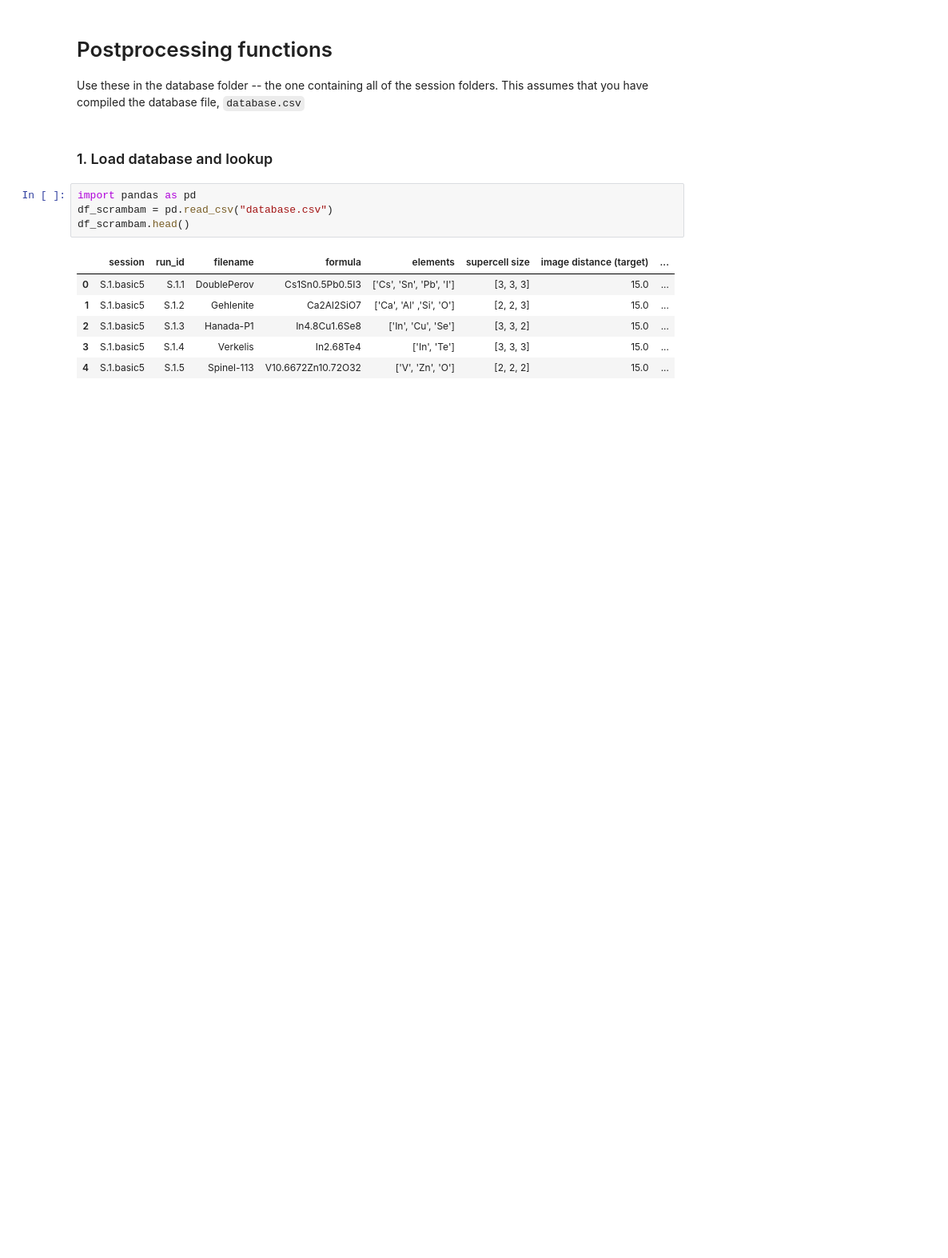
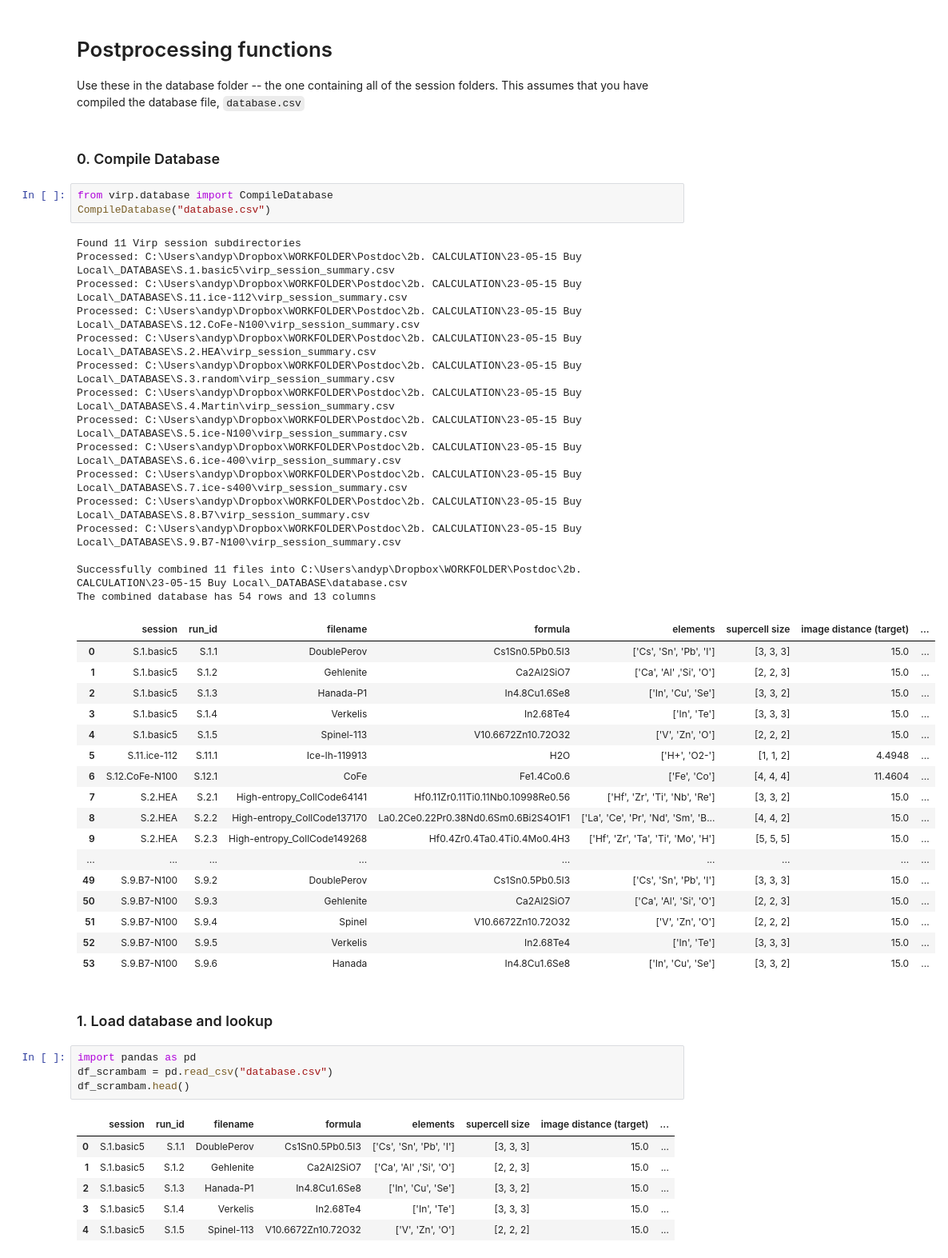
Before and after one commit to andypaulchen/virp, a Jupyter notebook: database_demo/Postprocessing Demo.ipynb, the cells around one changed output. Shown at 80% size. Saved outputs shown, nothing was run; the diff lists cells and outputs as text; blank space fills up the shorter version.

```diff
--- a/database_demo/Postprocessing Demo.ipynb
+++ b/database_demo/Postprocessing Demo.ipynb
@@ -2,6 +2,44 @@
 # Postprocessing functions
 
 Use these in the database folder -- the one containing all of the session folders. This assumes that you have compiled the database file, `database.csv`
+# %% [markdown]
+### 0. Compile Database
+# %%
+from virp.database import CompileDatabase
+CompileDatabase("database.csv")
+# %% [output]
+Found 11 Virp session subdirectories
+Processed: C:\Users\andyp\Dropbox\WORKFOLDER\Postdoc\2b. CALCULATION\23-05-15 Buy Local\_DATABASE\S.1.basic5\virp_session_summary.csv
+Processed: C:\Users\andyp\Dropbox\WORKFOLDER\Postdoc\2b. CALCULATION\23-05-15 Buy Local\_DATABASE\S.11.ice-112\virp_session_summary.csv
+Processed: C:\Users\andyp\Dropbox\WORKFOLDER\Postdoc\2b. CALCULATION\23-05-15 Buy Local\_DATABASE\S.12.CoFe-N100\virp_session_summary.csv
+Processed: C:\Users\andyp\Dropbox\WORKFOLDER\Postdoc\2b. CALCULATION\23-05-15 Buy Local\_DATABASE\S.2.HEA\virp_session_summary.csv
+Processed: C:\Users\andyp\Dropbox\WORKFOLDER\Postdoc\2b. CALCULATION\23-05-15 Buy Local\_DATABASE\S.3.random\virp_session_summary.csv
+Processed: C:\Users\andyp\Dropbox\WORKFOLDER\Postdoc\2b. CALCULATION\23-05-15 Buy Local\_DATABASE\S.4.Martin\virp_session_summary.csv
+Processed: C:\Users\andyp\Dropbox\WORKFOLDER\Postdoc\2b. CALCULATION\23-05-15 Buy Local\_DATABASE\S.5.ice-N100\virp_session_summary.csv
+Processed: C:\Users\andyp\Dropbox\WORKFOLDER\Postdoc\2b. CALCULATION\23-05-15 Buy Local\_DATABASE\S.6.ice-400\virp_session_summary.csv
+Processed: C:\Users\andyp\Dropbox\WORKFOLDER\Postdoc\2b. CALCULATION\23-05-15 Buy Local\_DATABASE\S.7.ice-s400\virp_session_summary.csv
+Processed: C:\Users\andyp\Dropbox\WORKFOLDER\Postdoc\2b. CALCULATION\23-05-15 Buy Local\_DATABASE\S.8.B7\virp_session_summary.csv
+Processed: C:\Users\andyp\Dropbox\WORKFOLDER\Postdoc\2b. CALCULATION\23-05-15 Buy Local\_DATABASE\S.9.B7-N100\virp_session_summary.csv
+
+Successfully combined 11 files into C:\Users\andyp\Dropbox\WORKFOLDER\Postdoc\2b. CALCULATION\23-05-15 Buy Local\_DATABASE\database.csv
+The combined database has 54 rows and 13 columns
+|  | session | run_id | filename | formula | elements | supercell size | image distance (target) | ... |
+| 0 | S.1.basic5 | S.1.1 | DoublePerov | Cs1Sn0.5Pb0.5I3 | ['Cs', 'Sn', 'Pb', 'I'] | [3, 3, 3] | 15.0 | ... |
+| 1 | S.1.basic5 | S.1.2 | Gehlenite | Ca2Al2SiO7 | ['Ca', 'Al' ,'Si', 'O'] | [2, 2, 3] | 15.0 | ... |
+| 2 | S.1.basic5 | S.1.3 | Hanada-P1 | In4.8Cu1.6Se8 | ['In', 'Cu', 'Se'] | [3, 3, 2] | 15.0 | ... |
+| 3 | S.1.basic5 | S.1.4 | Verkelis | In2.68Te4 | ['In', 'Te'] | [3, 3, 3] | 15.0 | ... |
+| 4 | S.1.basic5 | S.1.5 | Spinel-113 | V10.6672Zn10.72O32 | ['V', 'Zn', 'O'] | [2, 2, 2] | 15.0 | ... |
+| 5 | S.11.ice-112 | S.11.1 | Ice-Ih-119913 | H2O | ['H+', 'O2-'] | [1, 1, 2] | 4.4948 | ... |
+| 6 | S.12.CoFe-N100 | S.12.1 | CoFe | Fe1.4Co0.6 | ['Fe', 'Co'] | [4, 4, 4] | 11.4604 | ... |
+| 7 | S.2.HEA | S.2.1 | High-entropy_CollCode64141 | Hf0.11Zr0.11Ti0.11Nb0.10998Re0.56 | ['Hf', 'Zr', 'Ti', 'Nb', 'Re'] | [3, 3, 2] | 15.0 | ... |
+| 8 | S.2.HEA | S.2.2 | High-entropy_CollCode137170 | La0.2Ce0.22Pr0.38Nd0.6Sm0.6Bi2S4O1F1 | ['La', 'Ce', 'Pr', 'Nd', 'Sm', 'B... | [4, 4, 2] | 15.0 | ... |
+| 9 | S.2.HEA | S.2.3 | High-entropy_CollCode149268 | Hf0.4Zr0.4Ta0.4Ti0.4Mo0.4H3 | ['Hf', 'Zr', 'Ta', 'Ti', 'Mo', 'H'] | [5, 5, 5] | 15.0 | ... |
+| ... | ... | ... | ... | ... | ... | ... | ... | ... |
+| 49 | S.9.B7-N100 | S.9.2 | DoublePerov | Cs1Sn0.5Pb0.5I3 | ['Cs', 'Sn', 'Pb', 'I'] | [3, 3, 3] | 15.0 | ... |
+| 50 | S.9.B7-N100 | S.9.3 | Gehlenite | Ca2Al2SiO7 | ['Ca', 'Al', 'Si', 'O'] | [2, 2, 3] | 15.0 | ... |
+| 51 | S.9.B7-N100 | S.9.4 | Spinel | V10.6672Zn10.72O32 | ['V', 'Zn', 'O'] | [2, 2, 2] | 15.0 | ... |
+| 52 | S.9.B7-N100 | S.9.5 | Verkelis | In2.68Te4 | ['In', 'Te'] | [3, 3, 3] | 15.0 | ... |
+| 53 | S.9.B7-N100 | S.9.6 | Hanada | In4.8Cu1.6Se8 | ['In', 'Cu', 'Se'] | [3, 3, 2] | 15.0 | ... |
 # %% [markdown]
 ### 1. Load database and lookup
 # %%
```
Also changed, not shown: parts of 3 cells of this notebook, 11 other files.
